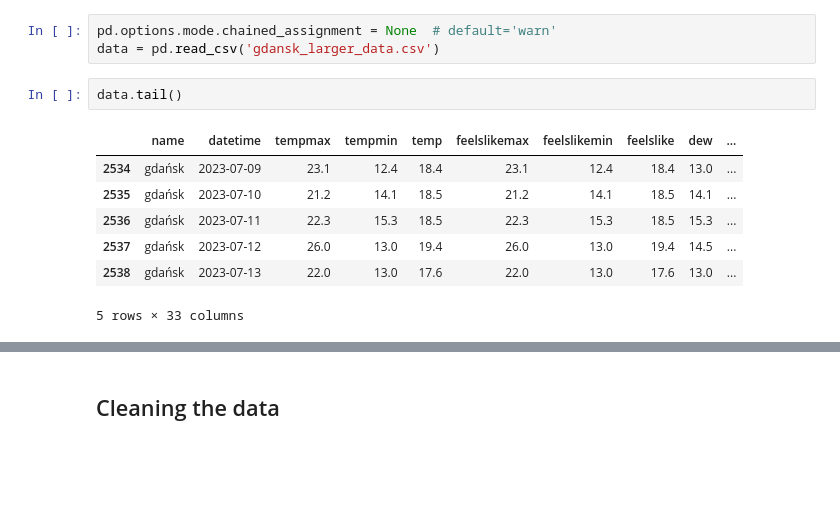
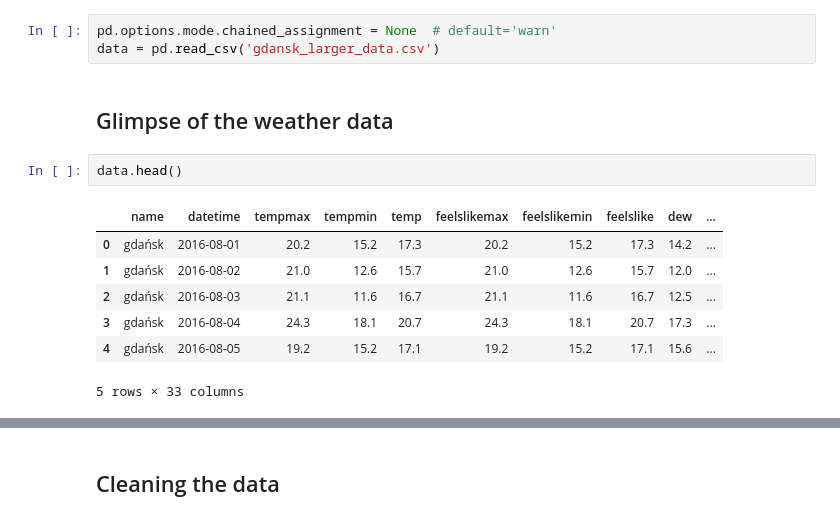
Before and after one commit to ODondalski/WeatherPatterns, a Jupyter notebook: weather.ipynb, the cells around one changed output, grey strips where cells are left out. Cells and saved outputs as stored; diff of their text form; blank space fills up the shorter version.

```diff
--- a/weather.ipynb
+++ b/weather.ipynb
@@ -6,13 +6,15 @@ import seaborn as sns
 # %%
 pd.options.mode.chained_assignment = None  # default='warn'
 data = pd.read_csv('gdansk_larger_data.csv')
+# %% [markdown]
+## Glimpse of the weather data
 # %%
-data.tail()
+data.head()
 # %% [output]
 |  | name | datetime | tempmax | tempmin | temp | feelslikemax | feelslikemin | feelslike | dew | ... |
-| 2534 | gdańsk | 2023-07-09 | 23.1 | 12.4 | 18.4 | 23.1 | 12.4 | 18.4 | 13.0 | ... |
-| 2535 | gdańsk | 2023-07-10 | 21.2 | 14.1 | 18.5 | 21.2 | 14.1 | 18.5 | 14.1 | ... |
-| 2536 | gdańsk | 2023-07-11 | 22.3 | 15.3 | 18.5 | 22.3 | 15.3 | 18.5 | 15.3 | ... |
-| 2537 | gdańsk | 2023-07-12 | 26.0 | 13.0 | 19.4 | 26.0 | 13.0 | 19.4 | 14.5 | ... |
-| 2538 | gdańsk | 2023-07-13 | 22.0 | 13.0 | 17.6 | 22.0 | 13.0 | 17.6 | 13.0 | ... |
+| 0 | gdańsk | 2016-08-01 | 20.2 | 15.2 | 17.3 | 20.2 | 15.2 | 17.3 | 14.2 | ... |
+| 1 | gdańsk | 2016-08-02 | 21.0 | 12.6 | 15.7 | 21.0 | 12.6 | 15.7 | 12.0 | ... |
+| 2 | gdańsk | 2016-08-03 | 21.1 | 11.6 | 16.7 | 21.1 | 11.6 | 16.7 | 12.5 | ... |
+| 3 | gdańsk | 2016-08-04 | 24.3 | 18.1 | 20.7 | 24.3 | 18.1 | 20.7 | 17.3 | ... |
+| 4 | gdańsk | 2016-08-05 | 19.2 | 15.2 | 17.1 | 19.2 | 15.2 | 17.1 | 15.6 | ... |
 5 rows × 33 columns
```
Also changed, not shown: parts of 26 cells of this notebook.
